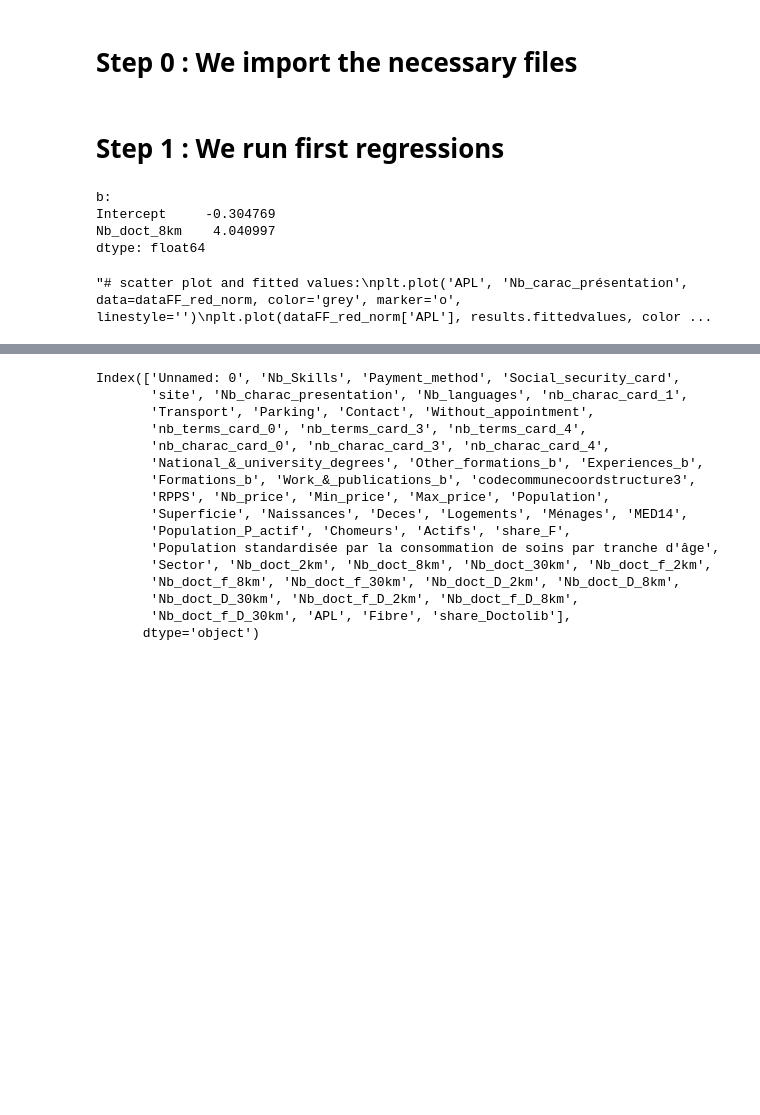
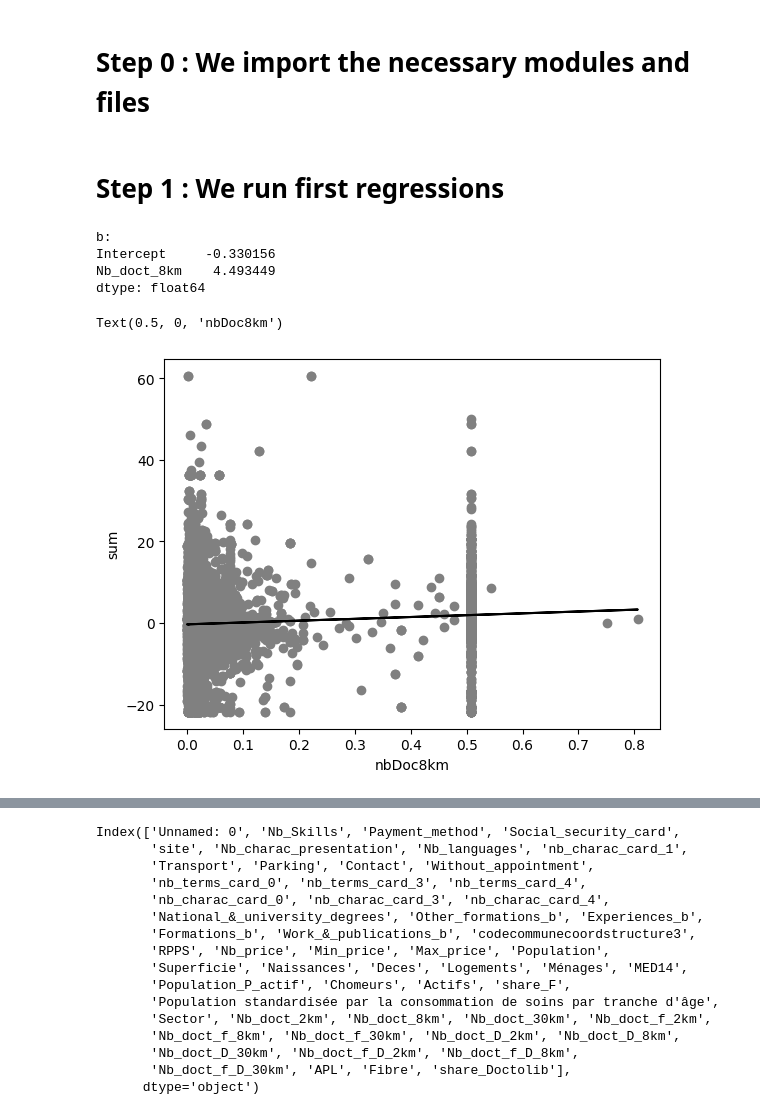
Before and after one commit to JulieBoyer/Econometrics, a Jupyter notebook: regression.ipynb, the cells around one changed output, grey strips where cells are left out. Drawn from its saved outputs; the diff is of its cells as text; code cells hidden in the pictures; blank space fills up the shorter version.

```diff
--- a/regression.ipynb
+++ b/regression.ipynb
@@ -1,3 +1,5 @@
+# %% [markdown]
+# Step 0 : We import the necessary modules and files
 # %%
 import numpy as np
 from scipy.stats import entropy
@@ -6,8 +8,6 @@ import math
 import matplotlib.pyplot as plt
 import wooldridge as woo
 import statsmodels.formula.api as smf
-# %% [markdown]
-# Step 0 : We import the necessary files
 # %%
 dataFF_red_norm01 = pd.read_csv('dataFF_red_norm01.csv')
 dataFF_red_norm_gauss = pd.read_csv('dataFF_red_norm_gauss.csv')
@@ -16,20 +16,21 @@ dataFF_red_norm_gauss = pd.read_csv('dataFF_red_norm_gauss.csv')
 # %%
 reg = smf.ols(formula='sum~ Nb_doct_8km', data=dataFF_red_norm_gauss)
 results = reg.fit()
 b = results.params
 print(f'b: \n{b}\n')
 
-"""# scatter plot and fitted values:
-plt.plot('APL', 'Nb_carac_présentation', data=dataFF_red_norm, color='grey', marker='o', linestyle='')
-plt.plot(dataFF_red_norm['APL'], results.fittedvalues, color='black', linestyle='-')
-plt.ylabel('Nb_caracteres_presentation')
-plt.xlabel('APL')"""
+# scatter plot and fitted values:
+plt.plot('Nb_doct_8km', "sum", data=dataFF_red_norm_gauss, color='grey', marker='o', linestyle='')
+plt.plot(dataFF_red_norm_gauss['Nb_doct_8km'], results.fittedvalues, color='black', linestyle='-')
+plt.ylabel('sum')
+plt.xlabel('nbDoc8km')
 # %% [output]
 b:
-Intercept     -0.304769
-Nb_doct_8km    4.040997
+Intercept     -0.330156
+Nb_doct_8km    4.493449
 dtype: float64
-"# scatter plot and fitted values:\nplt.plot('APL', 'Nb_carac_présentation', data=dataFF_red_norm, color='grey', marker='o', linestyle='')\nplt.plot(dataFF_red_norm['APL'], results.fittedvalues, color ...
+Text(0.5, 0, 'nbDoc8km')
+[figure, added]
 # %%
 # print results using summary:
 print(f'results.summary(): \n{results.summary()}\n')
```
Also changed, not shown: parts of 27 cells of this notebook.
